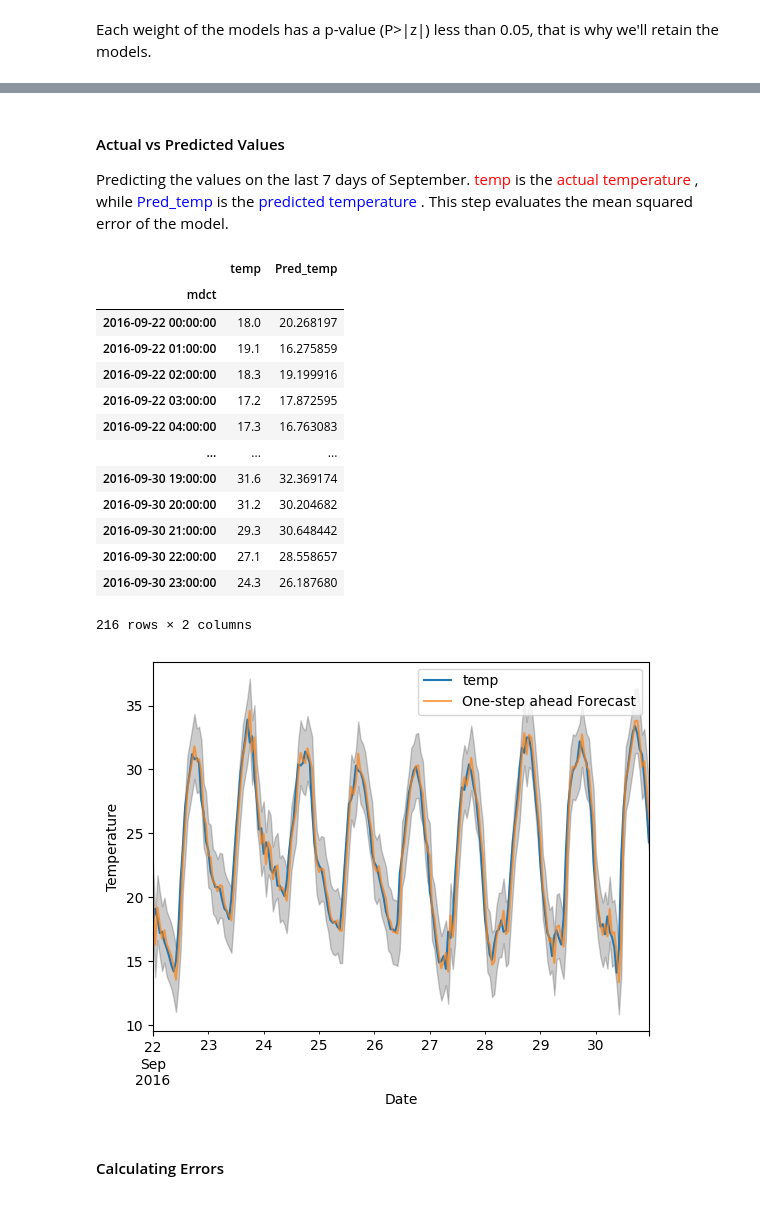
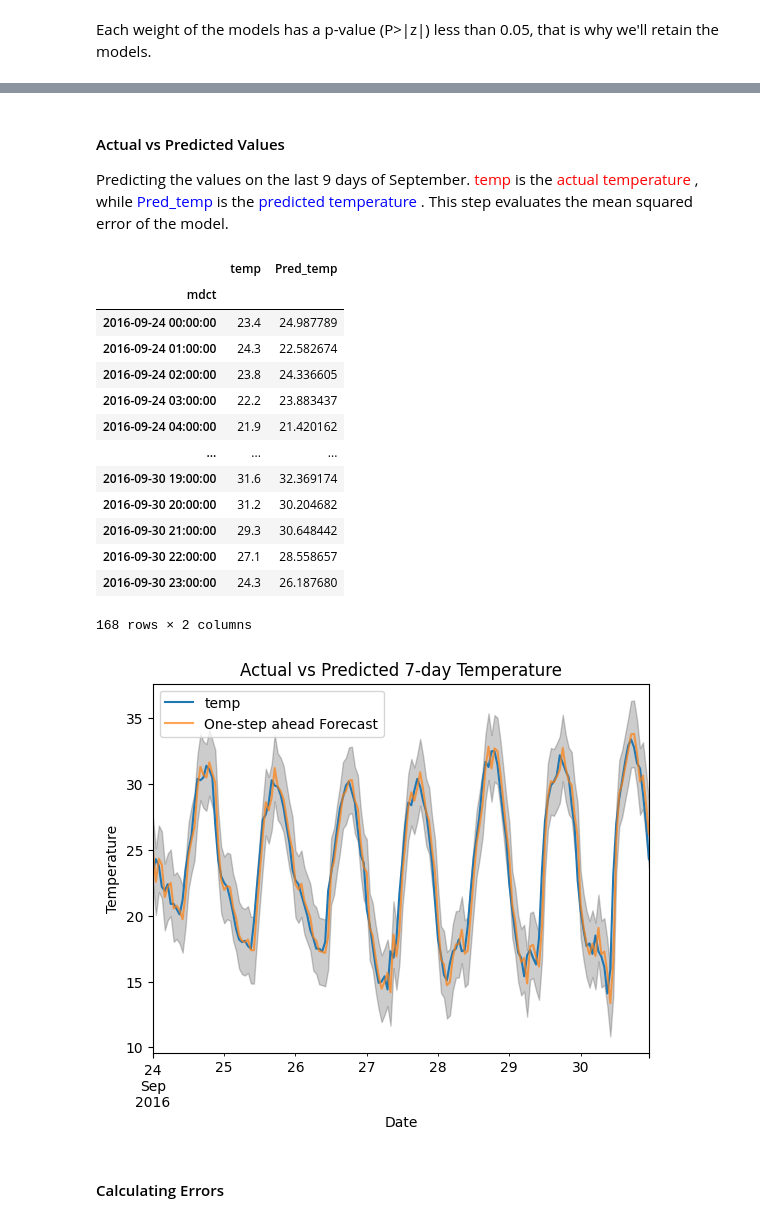
Before and after one commit to Mapua-Data-Science/module-3-exam-sudeste-group-6, a Jupyter notebook: src/notebook.ipynb, the cells around one changed output, grey strips where cells are left out. Drawn from its saved outputs; the diff is of its cells as text; code cells hidden in the pictures.

Commit message:
Edited Deep Learning Model (Version 1)

```diff
--- a/src/notebook.ipynb
+++ b/src/notebook.ipynb
@@ -138,7 +118,3 @@ dtype: int64
-# %%
-# Another filling of rows with null values
-df['prcp'] = df['prcp'].fillna(df['prcp'].ffill())
-df['prcp'] = df['prcp'].fillna(df['prcp'].bfill())
 # %% [markdown]
 ## <span style="color:Orange;"> V. Visualizations and EDA </span>  <a name="eda"></a>
 # %%
@@ -338,6 +309,6 @@ First, we will determine the accuracy and errors of the actual and predicted val
 # %%
 # Confidence Interval of the dataset
-pred = results.get_prediction(start=pd.to_datetime('2016-09-22 00:00:00'), dynamic=False)
+pred = results.get_prediction(start=pd.to_datetime('2016-09-24 00:00:00'), dynamic=False)
 pred_conf_i = pred.conf_int()
 pred_conf_i
 # %% [output]
@@ -357,39 +328,40 @@ pred_conf_i
 # %% [markdown]
 #### Actual vs Predicted Values
-Predicting the values on the last 7 days of September. <span style="color:Red;"> temp </span> is the <span style="color:Red;">actual temperature </span>, while <span style="color:Blue;"> Pred_temp </span> is the <span style="color:Blue;">predicted temperature </span>. This step evaluates the mean squared error of the model.
+Predicting the values on the last 9 days of September. <span style="color:Red;"> temp </span> is the <span style="color:Red;">actual temperature </span>, while <span style="color:Blue;"> Pred_temp </span> is the <span style="color:Blue;">predicted temperature </span>. This step evaluates the mean squared error of the model.
 # %%
 y_forecasted = pred.predicted_mean
-y_truth = sacramento_temp['2016-09-22 00:00:00':]
+y_truth = sacramento_temp['2016-09-24 00:00:00':]
 y_truth['Pred_temp'] = y_forecasted
 y_truth
 # %% [output]
 |  | temp | Pred_temp |
 | mdct |  |  |
-| 2016-09-22 00:00:00 | 18.0 | 20.268197 |
-| 2016-09-22 01:00:00 | 19.1 | 16.275859 |
-| 2016-09-22 02:00:00 | 18.3 | 19.199916 |
-| 2016-09-22 03:00:00 | 17.2 | 17.872595 |
-| 2016-09-22 04:00:00 | 17.3 | 16.763083 |
+| 2016-09-24 00:00:00 | 23.4 | 24.987789 |
+| 2016-09-24 01:00:00 | 24.3 | 22.582674 |
+| 2016-09-24 02:00:00 | 23.8 | 24.336605 |
+| 2016-09-24 03:00:00 | 22.2 | 23.883437 |
+| 2016-09-24 04:00:00 | 21.9 | 21.420162 |
 | ... | ... | ... |
 | 2016-09-30 19:00:00 | 31.6 | 32.369174 |
 | 2016-09-30 20:00:00 | 31.2 | 30.204682 |
 | 2016-09-30 21:00:00 | 29.3 | 30.648442 |
 | 2016-09-30 22:00:00 | 27.1 | 28.558657 |
 | 2016-09-30 23:00:00 | 24.3 | 26.187680 |
-216 rows × 2 columns
+168 rows × 2 columns
 # %%
 # Visualizing the forecast
-ax = sacramento_temp['2016-09-22 00:00:00':].plot(label='observed')
+ax = sacramento_temp['2016-09-24 00:00:00':].plot(label='observed')
 pred.predicted_mean.plot(ax=ax, label='One-step ahead Forecast', alpha=.7)
 
 ax.fill_between(pred_conf_i.index, pred_conf_i.iloc[:,0], pred_conf_i.iloc[:,1], color='k', alpha=.2)
 
 ax.set_xlabel('Date')
 ax.set_ylabel('Temperature')
+plt.title('Actual vs Predicted 7-day Temperature')
 plt.legend()
 plt.show()
 # %% [output]
-[figure, old version]
+[figure, new version]
 # %% [markdown]
 #### Calculating Errors
 # %%
```
Also changed, not shown: parts of 30 cells of this notebook.
